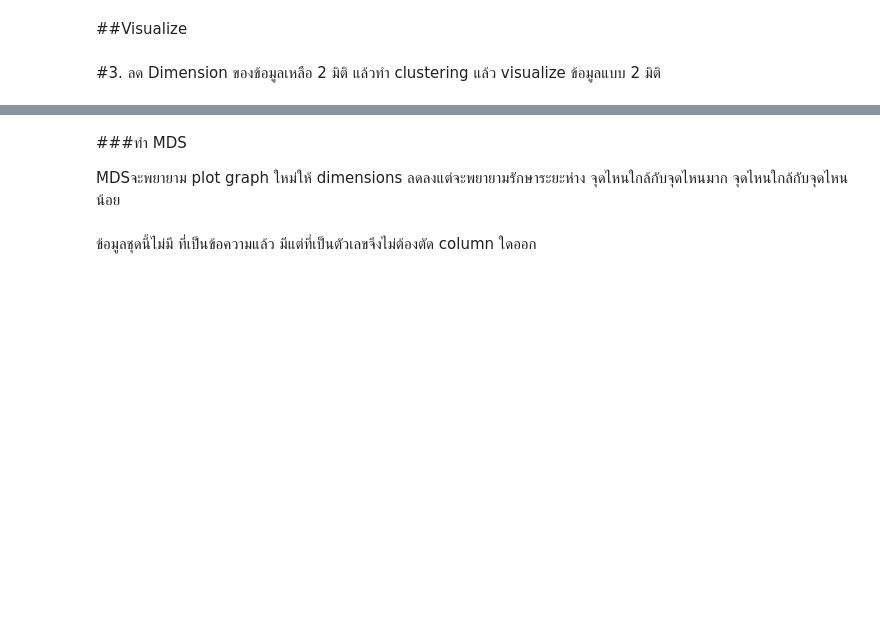
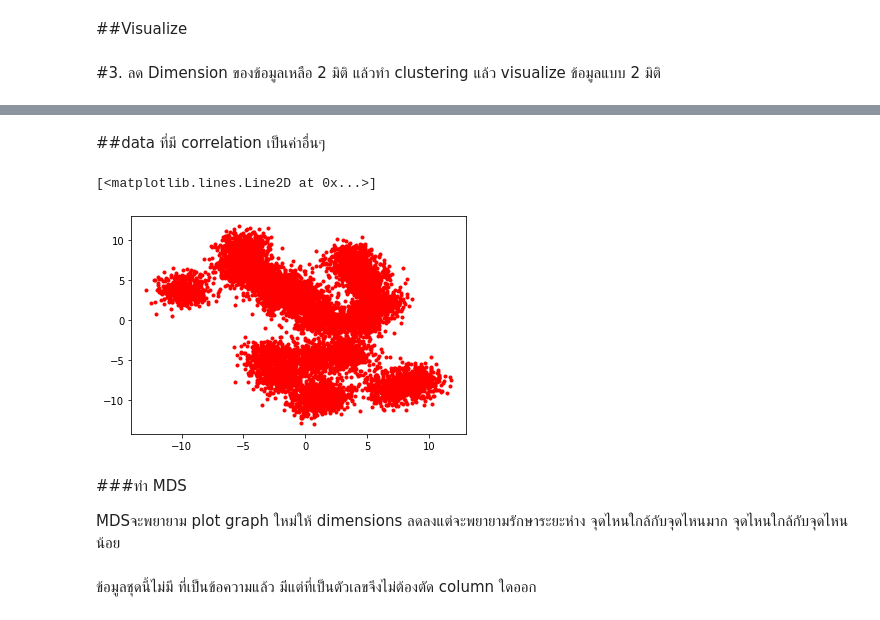
Before and after one commit to suphalaksana/Multivariate, a Jupyter notebook: Multivariate_Exam.ipynb, the cells around one changed output, grey strips where cells are left out. Cells and saved outputs as stored; diff of their text form; code cells hidden in the pictures; blank space fills up the shorter version.

```diff
--- a/Multivariate_Exam.ipynb
+++ b/Multivariate_Exam.ipynb
@@ -239,3 +286,10 @@ plt.ylabel('Silhouette Score');
+# %% [markdown]
+##data ที่มี correlation เป็นค่าอื่นๆ
+# %%
+plt.plot(Data.iloc[:,11],Data.iloc[:,29],'r.')
+# %% [output]
+[<matplotlib.lines.Line2D at 0x...>]
+[figure, added]
 # %% [markdown]
 ###ทำ MDS
 
```
Also changed, not shown: parts of 34 cells of this notebook.
